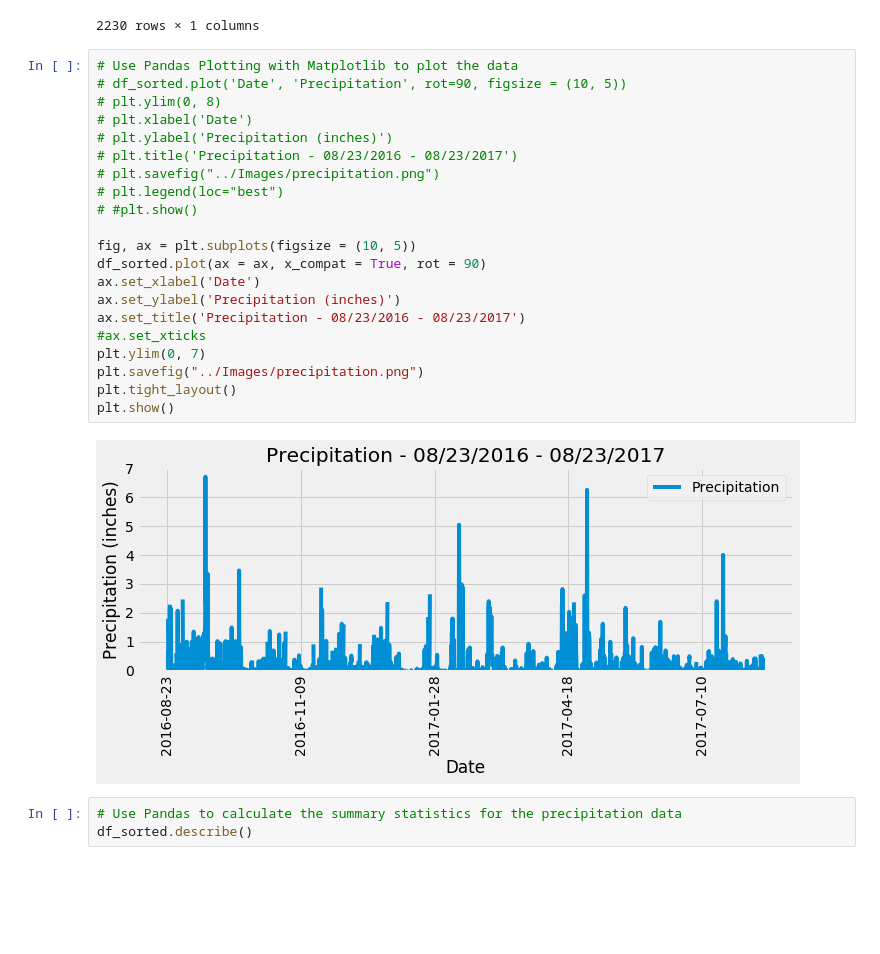
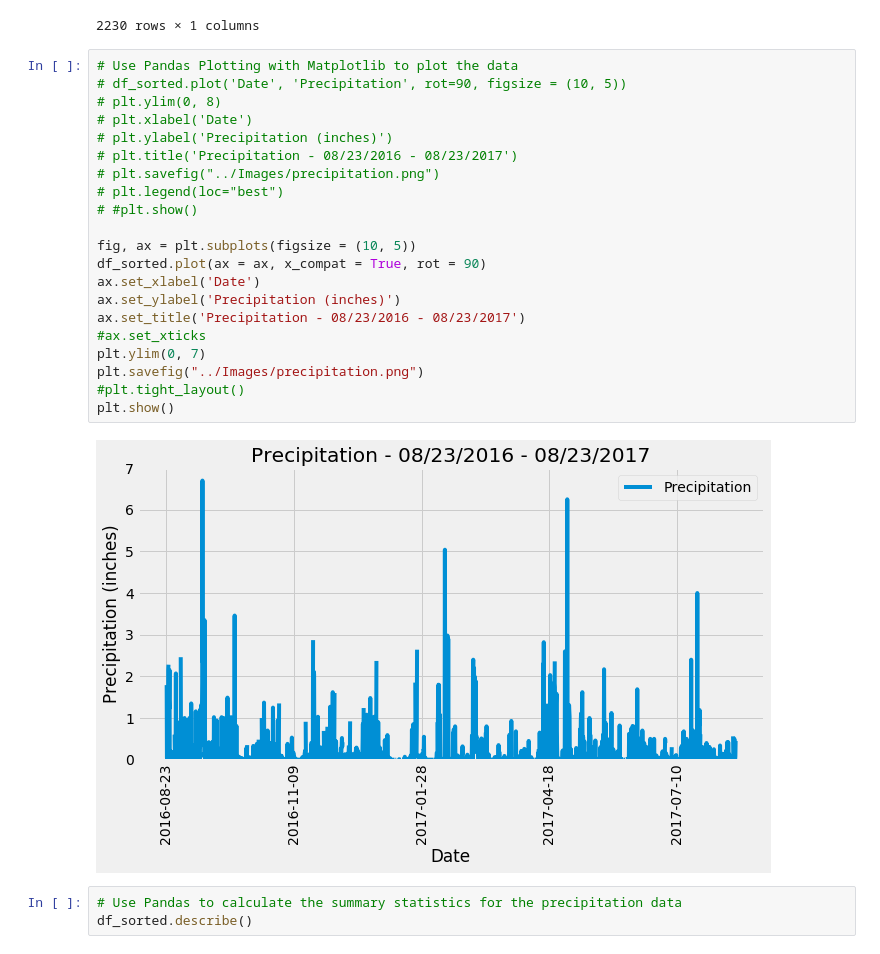
Before and after one commit to vandrade88/sqlalchemy-challenge, a Jupyter notebook: Analysis/climate_starter.ipynb, the cells around one changed output. Cells and saved outputs as stored; diff of their text form; blank space fills up the shorter version.

```diff
--- a/Analysis/climate_starter.ipynb
+++ b/Analysis/climate_starter.ipynb
@@ -154,26 +154,26 @@ df_sorted
 # %%
 # Use Pandas Plotting with Matplotlib to plot the data
 # df_sorted.plot('Date', 'Precipitation', rot=90, figsize = (10, 5))
 # plt.ylim(0, 8)
 # plt.xlabel('Date')
 # plt.ylabel('Precipitation (inches)')
 # plt.title('Precipitation - 08/23/2016 - 08/23/2017')
 # plt.savefig("../Images/precipitation.png")
 # plt.legend(loc="best")
 # #plt.show()
 
 fig, ax = plt.subplots(figsize = (10, 5))
 df_sorted.plot(ax = ax, x_compat = True, rot = 90)
 ax.set_xlabel('Date')
 ax.set_ylabel('Precipitation (inches)')
 ax.set_title('Precipitation - 08/23/2016 - 08/23/2017')
 #ax.set_xticks
 plt.ylim(0, 7)
 plt.savefig("../Images/precipitation.png")
-plt.tight_layout()
+#plt.tight_layout()
 plt.show()
 # %% [output]
-[figure, old version]
+[figure, new version]
 # %%
 # Use Pandas to calculate the summary statistics for the precipitation data
 df_sorted.describe()
```
Also changed, not shown: 2 other files.
